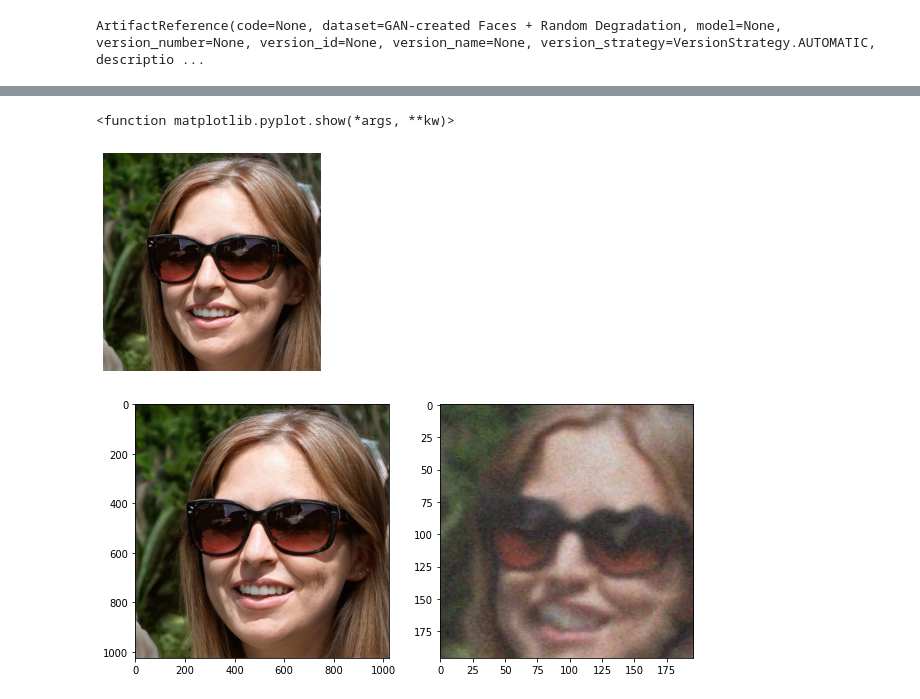
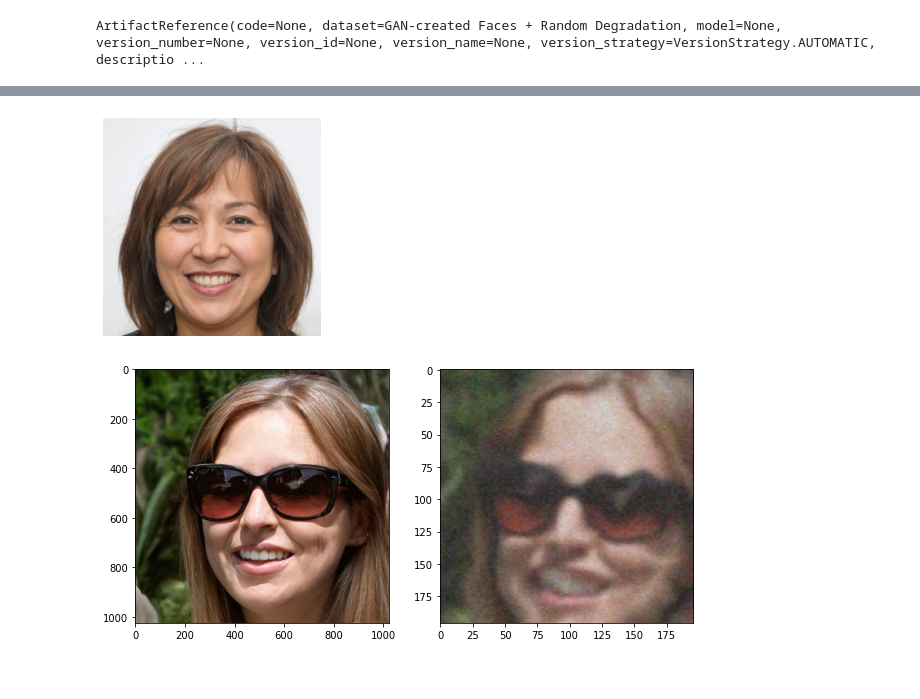
Before and after one commit to stbiadmin/myopia, a Jupyter notebook: image_degrader.ipynb, the cells around one changed output, grey strips where cells are left out. Drawn from its saved outputs; the diff is of its cells as text; code cells hidden in the pictures.

```diff
--- a/image_degrader.ipynb
+++ b/image_degrader.ipynb
@@ -187,12 +192,17 @@ for i in range(n):
   picture =  await get_online_person()
   checksum2 = get_checksum_from_picture(picture)  # Method is optional, defaults to "md5"
   await save_picture(picture, path+str(checksum2)+'.jpg')
-# %%
-img1 = plt.imread('/content/faces/TPDNE/Original/f7f582c7ac073ebd397fc58a4e074ad2.jpg')
-plt.imshow(img1)
-plt.axis('off')
-plt.show
-# %% [output]
-<function matplotlib.pyplot.show(*args, **kw)>
-[figure, removed]
+# %%
+#show all downloaded images
+from IPython.core.display import clear_output
+from time import sleep
+for identity in os.listdir('/content/faces/TPDNE/Original/'):
+  clear_output(wait=True)
+  tmp_img = plt.imread(path+identity)
+  plt.imshow(tmp_img)
+  plt.axis('off')
+  plt.show()
+  sleep(0.1)
+# %% [output]
+[figure, added]
 # %%
```
Also changed, not shown: parts of 16 cells of this notebook.
